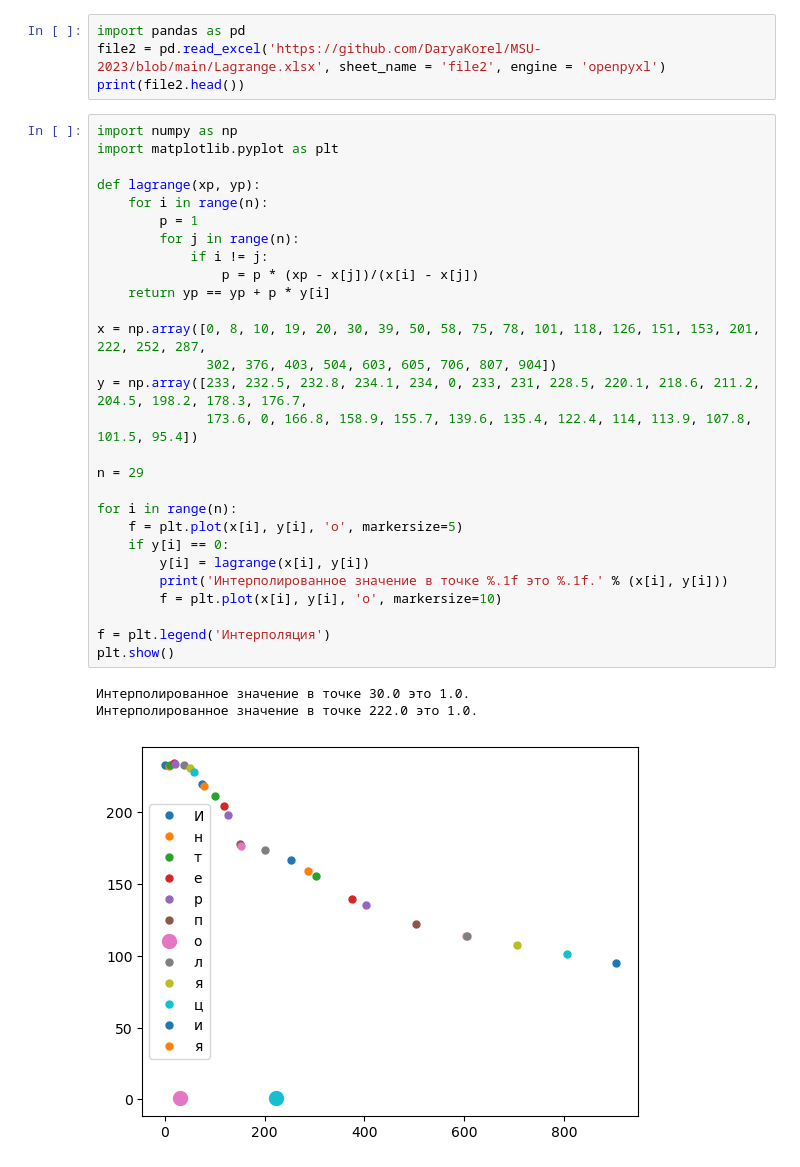
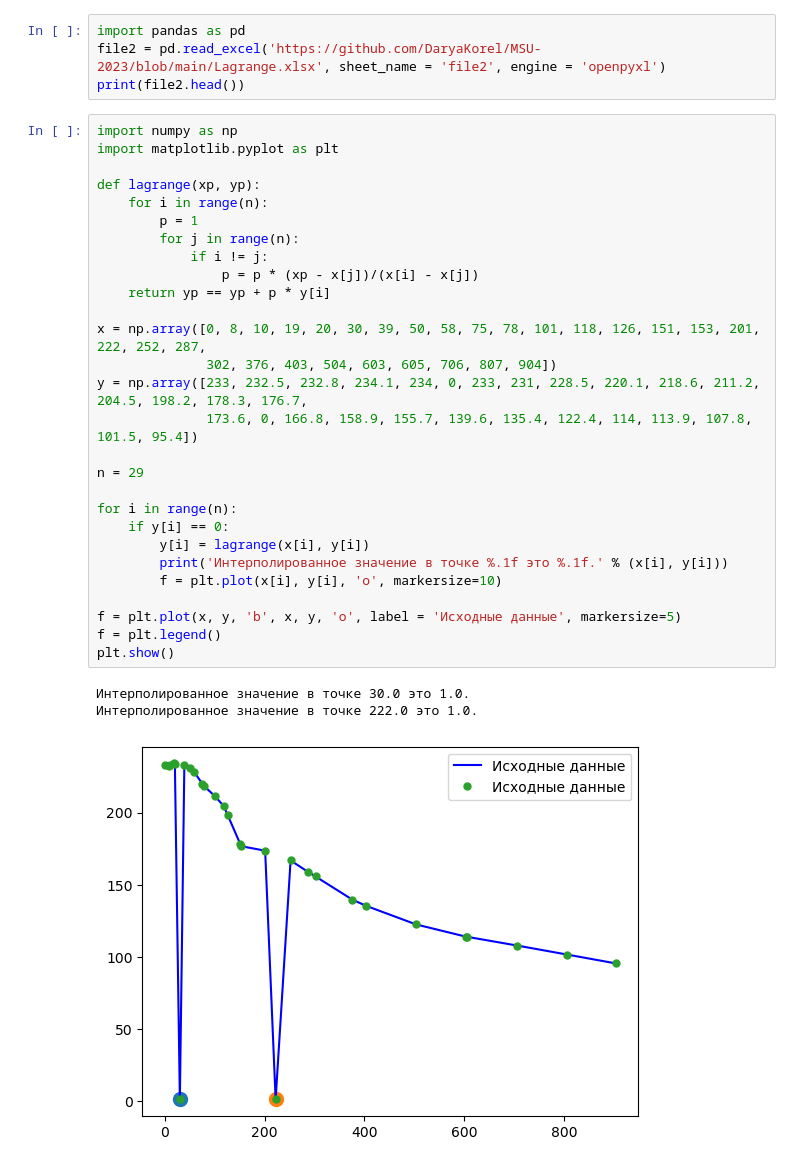
Before and after one commit to DaryaKorel/MSU-2023, a Jupyter notebook: Курсовая.ipynb, the cells around one changed output. Cells and saved outputs as stored; diff of their text form.

```diff
--- a/Курсовая.ipynb
+++ b/Курсовая.ipynb
@@ -50,32 +50,32 @@ print(file2.head())
 # %%
 import numpy as np
 import matplotlib.pyplot as plt
 
 def lagrange(xp, yp):
     for i in range(n):
         p = 1
         for j in range(n):
             if i != j:
                 p = p * (xp - x[j])/(x[i] - x[j])
     return yp == yp + p * y[i]
 
 x = np.array([0, 8, 10, 19, 20, 30, 39, 50, 58, 75, 78, 101, 118, 126, 151, 153, 201, 222, 252, 287,
               302, 376, 403, 504, 603, 605, 706, 807, 904])
 y = np.array([233, 232.5, 232.8, 234.1, 234, 0, 233, 231, 228.5, 220.1, 218.6, 211.2, 204.5, 198.2, 178.3, 176.7,
               173.6, 0, 166.8, 158.9, 155.7, 139.6, 135.4, 122.4, 114, 113.9, 107.8, 101.5, 95.4])
 
 n = 29
 
 for i in range(n):
-    f = plt.plot(x[i], y[i], 'o', markersize=5)
     if y[i] == 0:
         y[i] = lagrange(x[i], y[i])
         print('Интерполированное значение в точке %.1f это %.1f.' % (x[i], y[i]))
         f = plt.plot(x[i], y[i], 'o', markersize=10)
 
-f = plt.legend('Интерполяция')
+f = plt.plot(x, y, 'b', x, y, 'o', label = 'Исходные данные', markersize=5)
+f = plt.legend()
 plt.show()
 # %% [output]
 Интерполированное значение в точке 30.0 это 1.0.
 Интерполированное значение в точке 222.0 это 1.0.
-[figure, old version]
+[figure, new version]
```
Also changed, not shown: parts of 5 cells of this notebook.
